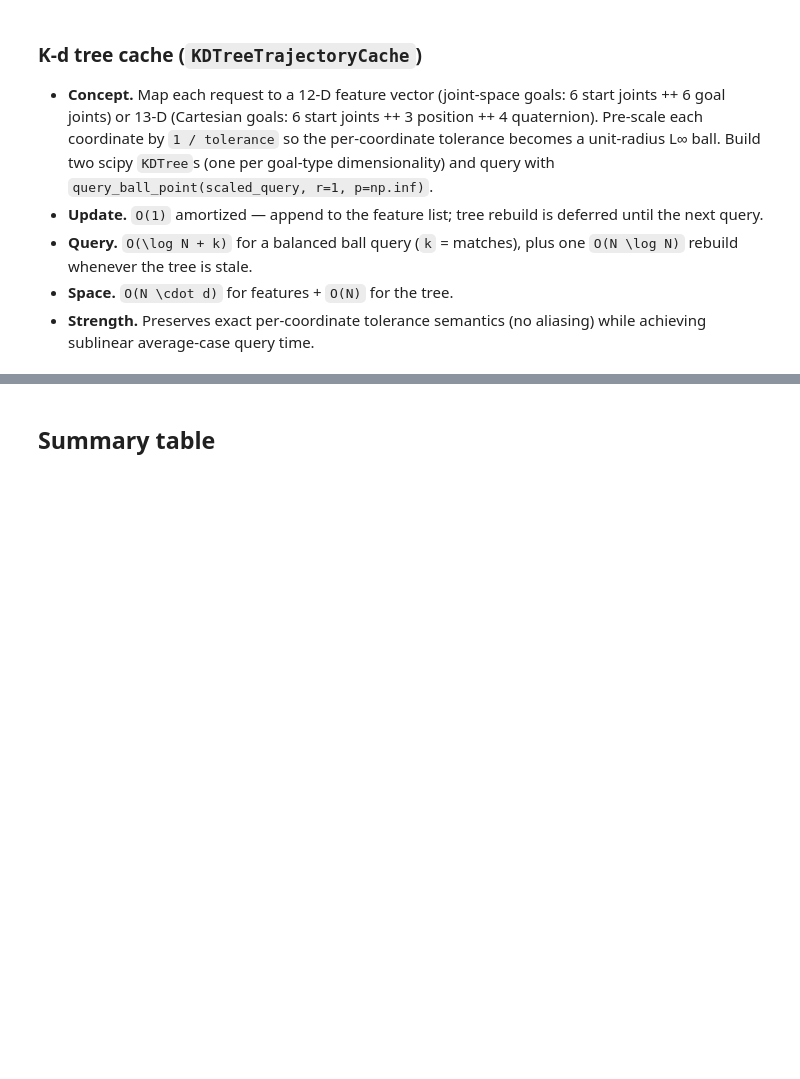
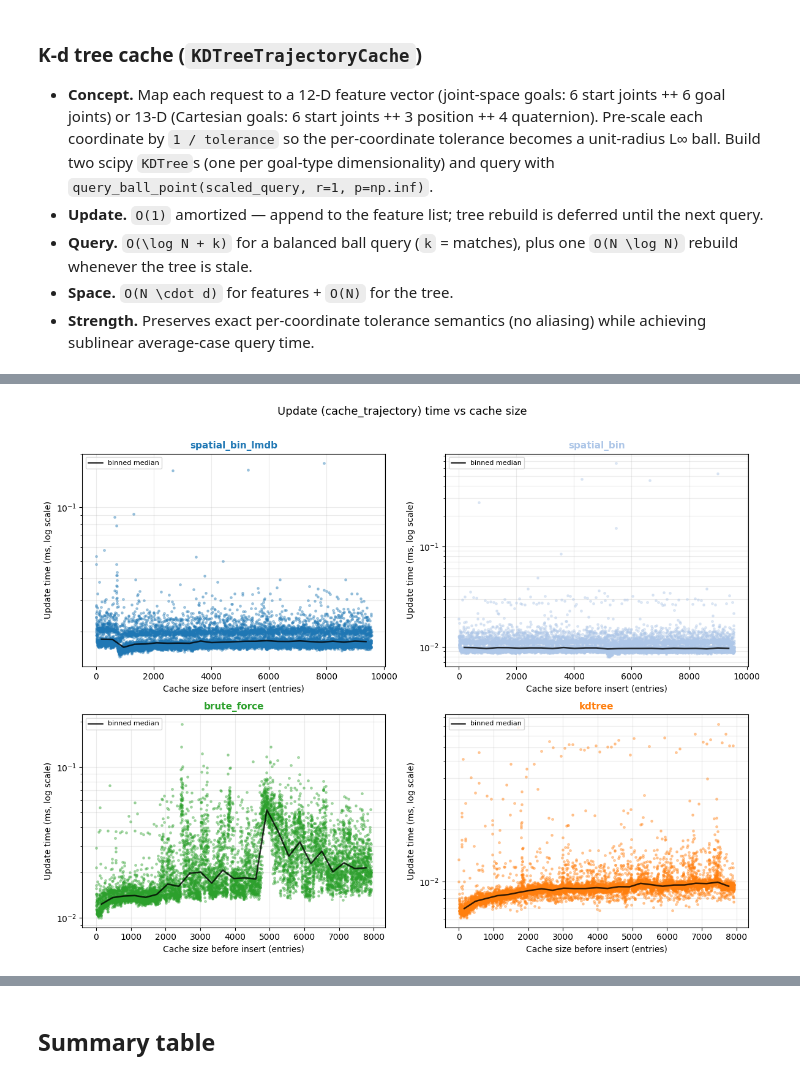
Before and after one commit to valmikikothare/nns_trajectory_cache, a Jupyter notebook: cache_benchmark_analysis.ipynb, the cells around one changed output, grey strips where cells are left out. Cells and saved outputs as stored; diff of their text form; code cells hidden in the pictures; blank space fills up the shorter version.

```diff
--- a/cache_benchmark_analysis.ipynb
+++ b/cache_benchmark_analysis.ipynb
@@ -319,0 +269,58 @@ robot spent in planning + cache lookups for each backend?
+# %%
+# Filter to misses-only (only misses do an insert) and to the collect
+# phase so cache_size_before sweeps the full range.
+misses = df_direct[
+    (df_direct["hit"] == False) & (df_direct["phase"] == "collect")  # noqa: E712
+].copy()
+
+fig, axes = plt.subplots(2, 2, figsize=(12, 9), sharex=False)
+axes = axes.flatten()
+
+for ax, backend in zip(axes, BACKEND_ORDER):
+    d = (
+        misses[misses["backend"] == backend]
+        .sort_values("cache_size_before")
+        .reset_index(drop=True)
+    )
+    color = BACKEND_COLORS[backend]
+
+    ax.scatter(
+        d["cache_size_before"],
+        d["update_time_ms"],
+        s=6,
+        alpha=0.35,
+        color=color,
+        zorder=3,
+    )
+
+    if d["cache_size_before"].nunique() >= 5:
+        bins = pd.cut(d["cache_size_before"], bins=25, include_lowest=True)
+        binned = d.groupby(bins, observed=True)["update_time_ms"].median()
+        centers = [iv.mid for iv in binned.index]
+        ax.plot(
+            centers,
+            binned.values,
+            color="black",
+            lw=1.8,
+            alpha=0.8,
+            zorder=5,
+            label="binned median",
+        )
+
+    ax.set_yscale("log")
+    ax.set_title(backend, fontsize=11, color=color, fontweight="bold")
+    ax.set_xlabel("Cache size before insert (entries)")
+    ax.set_ylabel("Update time (ms, log scale)")
+    ax.grid(alpha=0.25, which="both")
+    ax.legend(fontsize=8, loc="upper left")
+
+fig.suptitle(
+    "Update (cache_trajectory) time vs cache size",
+    fontsize=13,
+    y=1.01,
+)
+plt.tight_layout()
+plt.savefig(os.path.join(FIGURE_DIR, "plot2.png"), bbox_inches="tight")
+plt.show()
+# %% [output]
+[figure, added]
```
Also changed, not shown: parts of 46 cells of this notebook, 19 other files.
